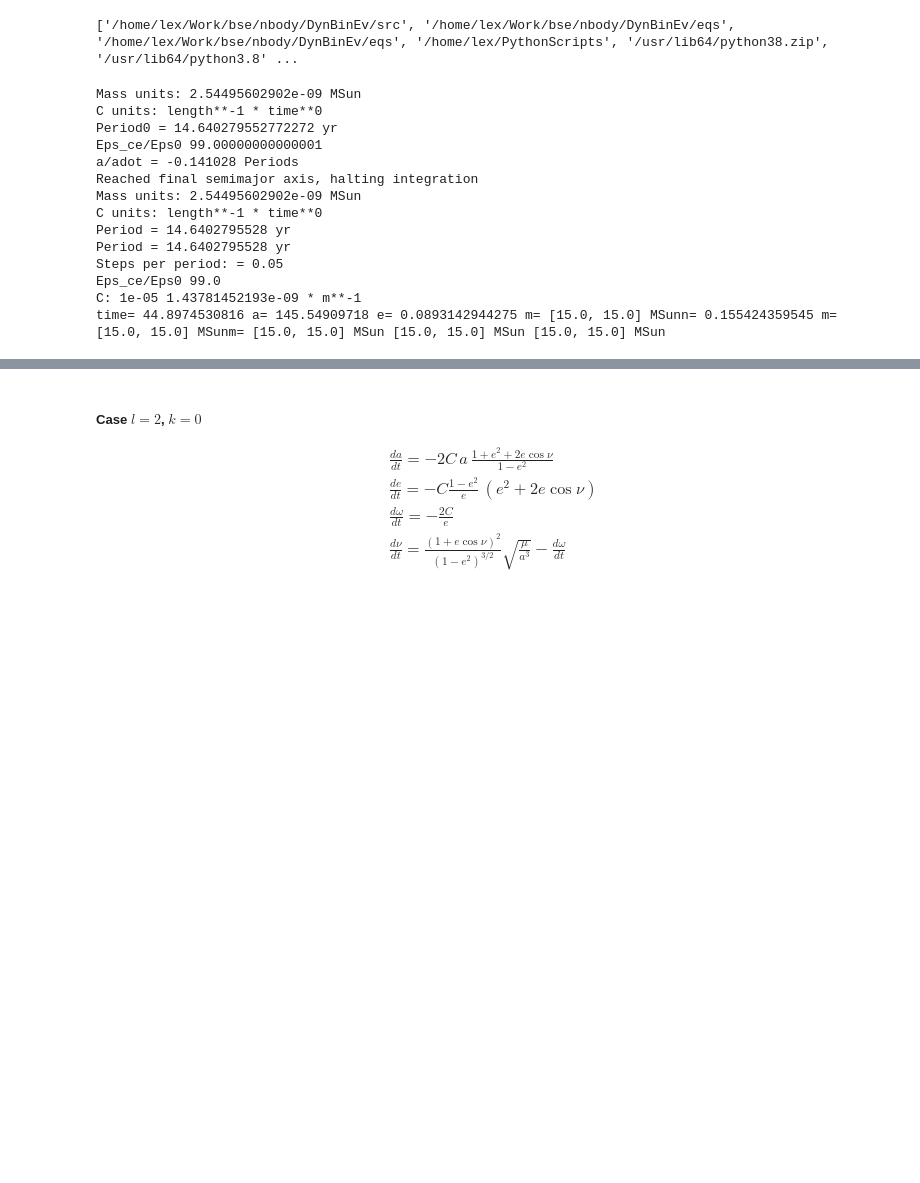
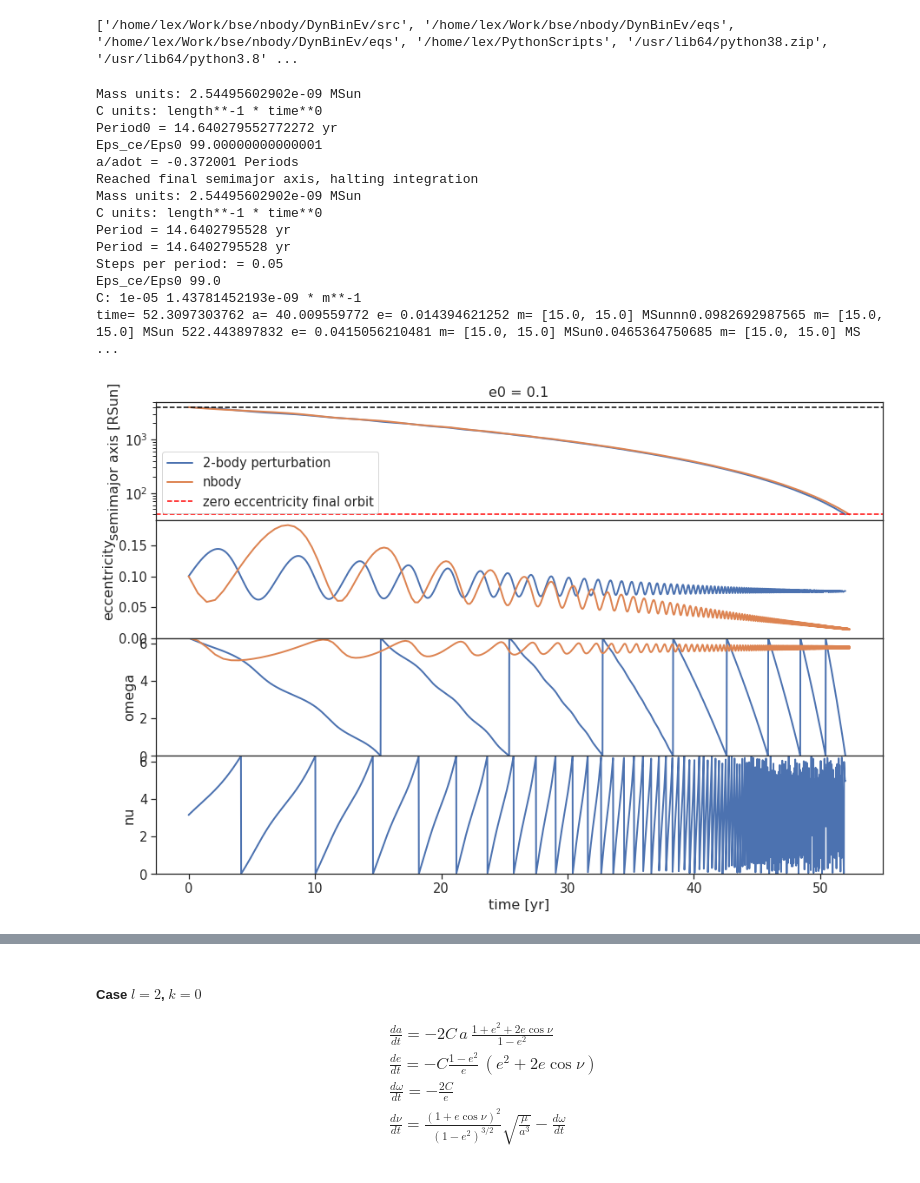
Before and after one commit to spzwart/DynBinEv, a Jupyter notebook: eqs/master_sheet.ipynb, the cells around one changed output, grey strips where cells are left out. Saved outputs shown, nothing was run; the diff lists cells and outputs as text; code cells hidden in the pictures; blank space fills up the shorter version.

```diff
--- a/eqs/master_sheet.ipynb
+++ b/eqs/master_sheet.ipynb
@@ -118,7 +120,7 @@ import numpy as np
 m1, m2 = 15 | units.MSun, 15 | units.MSun
 a0 = 4000 | units.RSun
 a1 = 40 | units.RSun
-e0 = 0.4
+e0 = 0.1
 ome0 = 2 * np.pi
 nu0 = np.pi
 C = 1e-5
@@ -157,35 +159,36 @@ ax[1].set_ylabel("eccentricity")
 ax[1].set_xlabel("time [yr]")
 ax[1].set_ylim(bottom=0)
 
 ax[2].plot(t, ome, lw=2)
 ax[2].plot(t_nb, ome_nb, lw=2)
 ax[2].set_ylabel("omega")
 ax[2].set_xlabel("time [yr]")
 ax[2].set_ylim(bottom=0, top=2 * np.pi)
 
 ax[3].plot(t, nu, lw=2)
 ax[3].set_ylabel("nu")
 ax[3].set_xlabel("time [yr]")
 ax[3].set_ylim(bottom=0, top=2 * np.pi)
 
 f.subplots_adjust(hspace=0)
 
 plt.show()
 # %% [output]
 Mass units: 2.54495602902e-09 MSun
 C units: length**-1 * time**0
 Period0 = 14.640279552772272 yr
 Eps_ce/Eps0 99.00000000000001
-a/adot = -0.141028 Periods
+a/adot = -0.372001 Periods
 Reached final semimajor axis, halting integration
 Mass units: 2.54495602902e-09 MSun
 C units: length**-1 * time**0
 Period = 14.6402795528 yr
 Period = 14.6402795528 yr
 Steps per period: = 0.05
 Eps_ce/Eps0 99.0
 C: 1e-05 1.43781452193e-09 * m**-1
-time= 44.8974530816 a= 145.54909718 e= 0.0893142944275 m= [15.0, 15.0] MSunn= 0.155424359545 m= [15.0, 15.0] MSunm= [15.0, 15.0] MSun [15.0, 15.0] MSun [15.0, 15.0] MSun
+time= 52.3097303762 a= 40.009559772 e= 0.014394621252 m= [15.0, 15.0] MSunnn0.0982692987565 m= [15.0, 15.0] MSun 522.443897832 e= 0.0415056210481 m= [15.0, 15.0] MSun0.0465364750685 m= [15.0, 15.0] MS ...
+[figure, added]
 # %%
 from matplotlib import pyplot as plt
 import seaborn as sns
```
Also changed, not shown: parts of 3 cells of this notebook.
